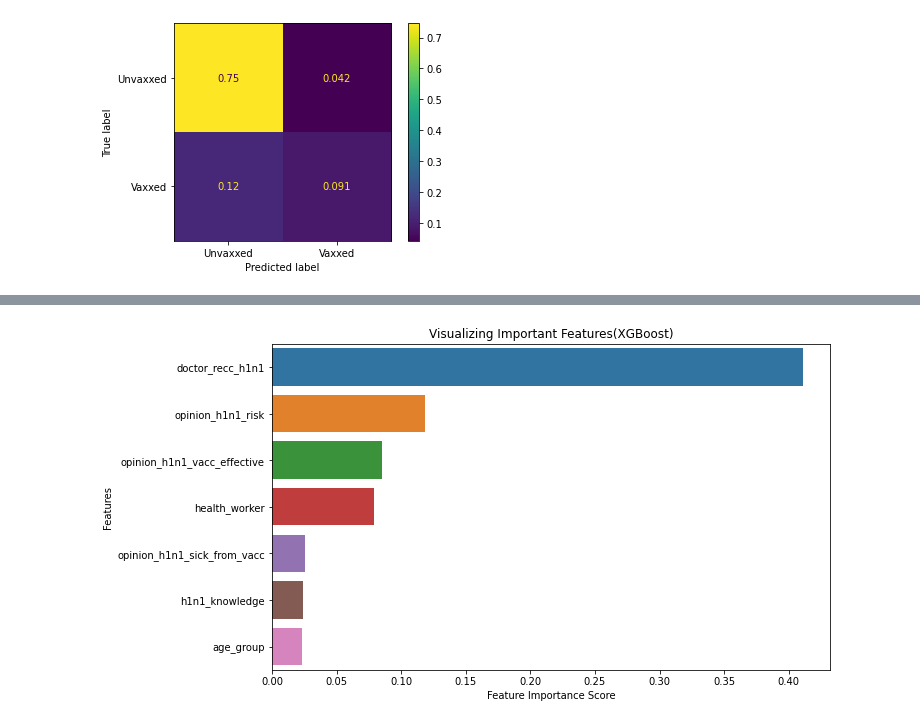
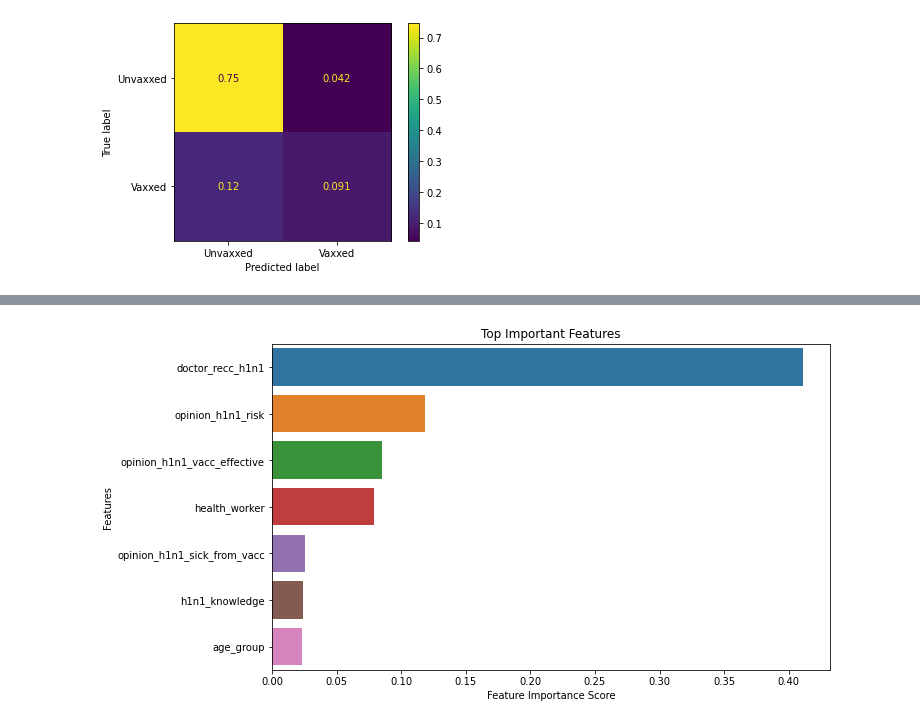
Before and after one commit to Rachael-Osoro/phase_3_project, a Jupyter notebook: models.ipynb, the cells around one changed output, grey strips where cells are left out. Drawn from its saved outputs; the diff is of its cells as text; code cells hidden in the pictures.

```diff
--- a/models.ipynb
+++ b/models.ipynb
@@ -823,13 +823,13 @@ dtype: float32
 # %%
 # Creating a bar plot
 fig, ax = plt.subplots(figsize=(10,6))
 x=feature_impx[feature_impx >=0.02]
 sns.barplot(x=x, y=x.index, ax=ax)
 # Add labels to the graph
 plt.xlabel('Feature Importance Score')
 plt.ylabel('Features')
-plt.title("Visualizing Important Features(XGBoost)")
+plt.title("Top Important Features")
 
 plt.show()
 # %% [output]
-[figure, old version]
+[figure, new version]
```
Also changed, not shown: parts of 7 cells of this notebook.
